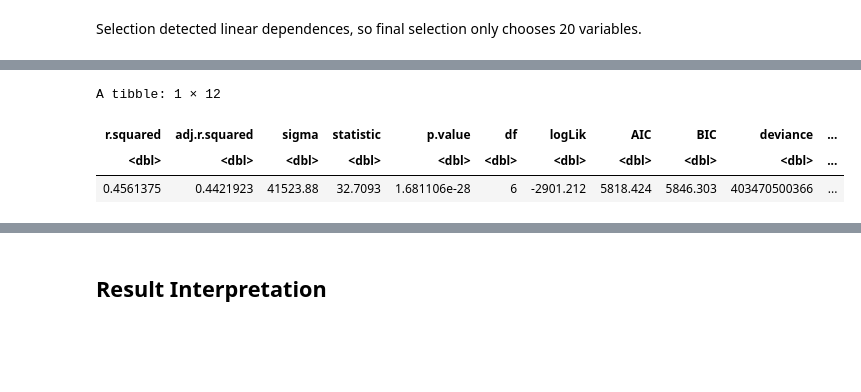
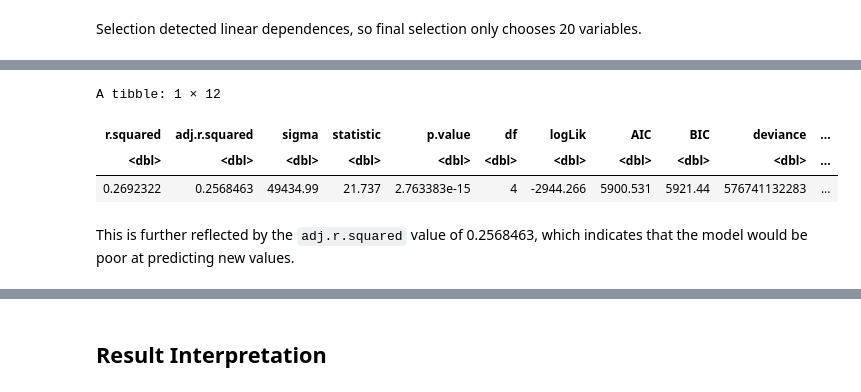
Before and after one commit to celike1/STAT301_Project, a Jupyter notebook: FinalProject.ipynb, the cells around one changed output, grey strips where cells are left out. Saved outputs shown, nothing was run; the diff lists cells and outputs as text; code cells hidden in the pictures; blank space fills up the shorter version.

```diff
--- a/FinalProject.ipynb
+++ b/FinalProject.ipynb
@@ -534,6 +498,6 @@ Select the model with the highest Adjusted $R^2$ as we are trying to find best i
 # %%
-ar2_max = which.max(data_backward_summary$adjr2)
+cp_min = which.min(data_backward_summary$cp)
 # %%
-selected_var <- names(coef(data_backward_sel, ar2_max))[-1]
+selected_var <- names(coef(data_backward_sel, cp_min))[-1]
 selected_var
 # %% [output]
@@ -549,8 +516,8 @@ selected_var
 training_subset <- training_set %>% select(all_of(selected_var), salary_in_usd)
 testing_subset <- testing_set %>% select(all_of(selected_var), salary_in_usd)
 # %%
-data_MLR <- lm(salary_in_usd ~ .,
+MLR_VS <- lm(salary_in_usd ~ .,
   data = training_subset
 )
-MLR_summary <- summary(data_MLR)
+MLR_summary <- summary(MLR_VS)
 # %%
@@ -568,8 +536,10 @@ A tibble: 6 × 5
 # %%
-glance(data_MLR)
+glance(MLR_VS)
 # %% [output]
 A tibble: 1 × 12
 | r.squared | adj.r.squared | sigma | statistic | p.value | df | logLik | AIC | BIC | deviance | ... |
 | <dbl> | <dbl> | <dbl> | <dbl> | <dbl> | <dbl> | <dbl> | <dbl> | <dbl> | <dbl> | ... |
-| 0.4561375 | 0.4421923 | 41523.88 | 32.7093 | 1.681106e-28 | 6 | -2901.212 | 5818.424 | 5846.303 | 403470500366 | ... |
+| 0.2692322 | 0.2568463 | 49434.99 | 21.737 | 2.763383e-15 | 4 | -2944.266 | 5900.531 | 5921.44 | 576741132283 | ... |
+# %% [markdown]
+This is further reflected by the `adj.r.squared` value of 0.2568463, which indicates that the model would be poor at predicting new values.
 # %%
```
Also changed, not shown: parts of 55 cells of this notebook.
